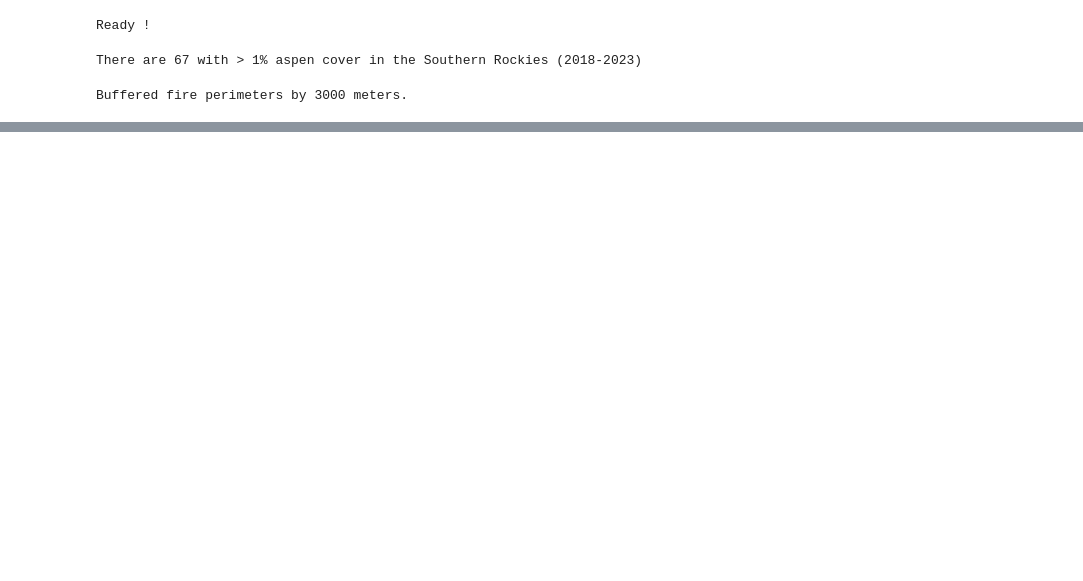
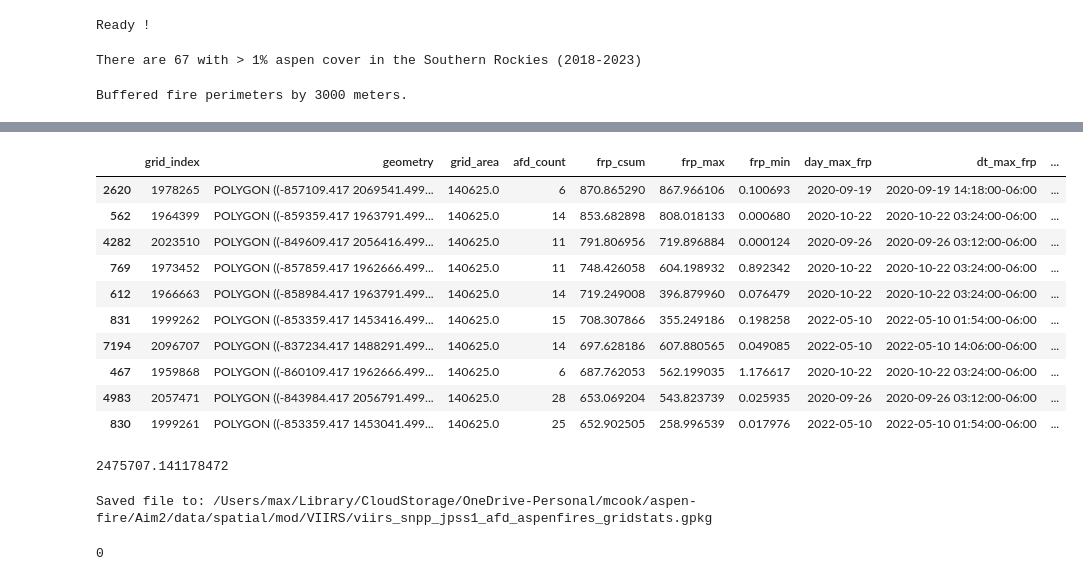
Before and after one commit to natshoff/aspen-fire-fork, a Jupyter notebook: Aim2/code/Python/XXviirs-afd-processing.ipynb, the cells around one changed output, grey strips where cells are left out. Drawn from its saved outputs; the diff is of its cells as text; code cells hidden in the pictures; blank space fills up the shorter version.

Commit message:
Major update to VIIRS swath access
Workflow for accessing SNPP and JPSS-1 active fire data and overlaying with a regular grid

```diff
--- a/Aim2/code/Python/XXviirs-afd-processing.ipynb
+++ b/Aim2/code/Python/XXviirs-afd-processing.ipynb
@@ -342,0 +219,5 @@ Grid saved to: /Users/max/Library/CloudStorage/OneDrive-Personal/mcook/aspen-fir
+# %%
+# filter to retain fires with at least N observations
+n_obs = 10
+afds_ll_fire_ct = afds_ll_fire_ct[afds_ll_fire_ct['count'] >= n_obs]
+print(f"There are {len(afds_ll_fire_ct['Fire_ID'].unique())} fires with >= {n_obs} obs.")
@@ -342,0 +296,6 @@ Grid saved to: /Users/max/Library/CloudStorage/OneDrive-Personal/mcook/aspen-fir
+# %%
+afds_pix['acq_datetime'] = afds_pix.apply(
+    lambda row: convert_datetime(row['acq_date'], row['acq_time'], zone='America/Denver'),
+    axis=1
+)
+afds_pix[['acq_date','acq_time','acq_datetime','daynight']].head()
@@ -705,8 +332,0 @@ df = dtree_frp_cbi[dtree_frp_cbi['DAYNIGHT'] == 'D'] #daytime
-# %%
-from scipy.stats import pearsonr
-
-correlations = {}
-for tree_type, group in df.groupby('species_name'):
-    corr, p_value = pearsonr(group['FRP'], group['CBI_bc_mean'])
-    correlations[tree_type] = (corr, p_value)
-    print(f"Tree Type: {tree_type} - Pearson correlation: {corr:.2f}, p-value: {p_value:.4f}")
@@ -731,0 +429,14 @@ plt.show()
+# %%
+# also save a fire perimeter dataset for GEE
+fires_ = fires[fires['Fire_ID'].isin(afds_pix_['Fire_ID'])]
+fires_ = fires_[['Fire_ID','Fire_Name','START_YEAR','DISCOVERY_DATE','WF_CESSATION_DATE','geometry']]
+fires_.rename(columns={'START_YEAR': 'Fire_Year', 'DISCOVERY_DATE': 'Ig_Date', 'WF_CESSATION_DATE': 'Last_Date'}, inplace=True)
+fires_['Ig_Date'] = fires_['Ig_Date'].dt.date.astype(str)
+fires_['Last_Date'] = fires_['Last_Date'].dt.date.astype(str)
+
+out_fp = os.path.join(projdir, 'data/earth-engine/imports/nifc_aspenfires_2018to2023.shp')
+fires_.to_file(out_fp)
+
+print(len(fires_))
+
+print(f"\nSaved to:{out_fp}")
@@ -731,0 +596,29 @@ plt.show()
+# %%
+fire_grids_.sort_values(by='frp_csum', ascending=False).head(10)
+# %% [output]
+|  | grid_index | geometry | grid_area | afd_count | frp_csum | frp_max | frp_min | day_max_frp | dt_max_frp | ... |
+| 2620 | 1978265 | POLYGON ((-857109.417 2069541.499... | 140625.0 | 6 | 870.865290 | 867.966106 | 0.100693 | 2020-09-19 | 2020-09-19 14:18:00-06:00 | ... |
+| 562 | 1964399 | POLYGON ((-859359.417 1963791.499... | 140625.0 | 14 | 853.682898 | 808.018133 | 0.000680 | 2020-10-22 | 2020-10-22 03:24:00-06:00 | ... |
+| 4282 | 2023510 | POLYGON ((-849609.417 2056416.499... | 140625.0 | 11 | 791.806956 | 719.896884 | 0.000124 | 2020-09-26 | 2020-09-26 03:12:00-06:00 | ... |
+| 769 | 1973452 | POLYGON ((-857859.417 1962666.499... | 140625.0 | 11 | 748.426058 | 604.198932 | 0.892342 | 2020-10-22 | 2020-10-22 03:24:00-06:00 | ... |
+| 612 | 1966663 | POLYGON ((-858984.417 1963791.499... | 140625.0 | 14 | 719.249008 | 396.879960 | 0.076479 | 2020-10-22 | 2020-10-22 03:24:00-06:00 | ... |
+| 831 | 1999262 | POLYGON ((-853359.417 1453416.499... | 140625.0 | 15 | 708.307866 | 355.249186 | 0.198258 | 2022-05-10 | 2022-05-10 01:54:00-06:00 | ... |
+| 7194 | 2096707 | POLYGON ((-837234.417 1488291.499... | 140625.0 | 14 | 697.628186 | 607.880565 | 0.049085 | 2022-05-10 | 2022-05-10 14:06:00-06:00 | ... |
+| 467 | 1959868 | POLYGON ((-860109.417 1962666.499... | 140625.0 | 6 | 687.762053 | 562.199035 | 1.176617 | 2020-10-22 | 2020-10-22 03:24:00-06:00 | ... |
+| 4983 | 2057471 | POLYGON ((-843984.417 2056791.499... | 140625.0 | 28 | 653.069204 | 543.823739 | 0.025935 | 2020-09-26 | 2020-09-26 03:12:00-06:00 | ... |
+| 830 | 1999261 | POLYGON ((-853359.417 1453041.499... | 140625.0 | 25 | 652.902505 | 258.996539 | 0.017976 | 2022-05-10 | 2022-05-10 01:54:00-06:00 | ... |
+# %%
+fire_grids_['frp_csum'].sum()
+# %% [output]
+2475707.141178472
+# %%
+# save this file out.
+out_fp = os.path.join(datamod,'viirs_snpp_jpss1_afd_latlon_aspenfires_pixar_gridstats.gpkg')
+fire_grids_.to_file(out_fp)
+print(f"Saved file to: {out_fp}")
+# %% [output]
+Saved file to: /Users/max/Library/CloudStorage/OneDrive-Personal/mcook/aspen-fire/Aim2/data/spatial/mod/VIIRS/viirs_snpp_jpss1_afd_aspenfires_gridstats.gpkg
+# %%
+gc.collect()
+# %% [output]
+0
```
Also changed, not shown: parts of 83 cells of this notebook, 5 other files.
